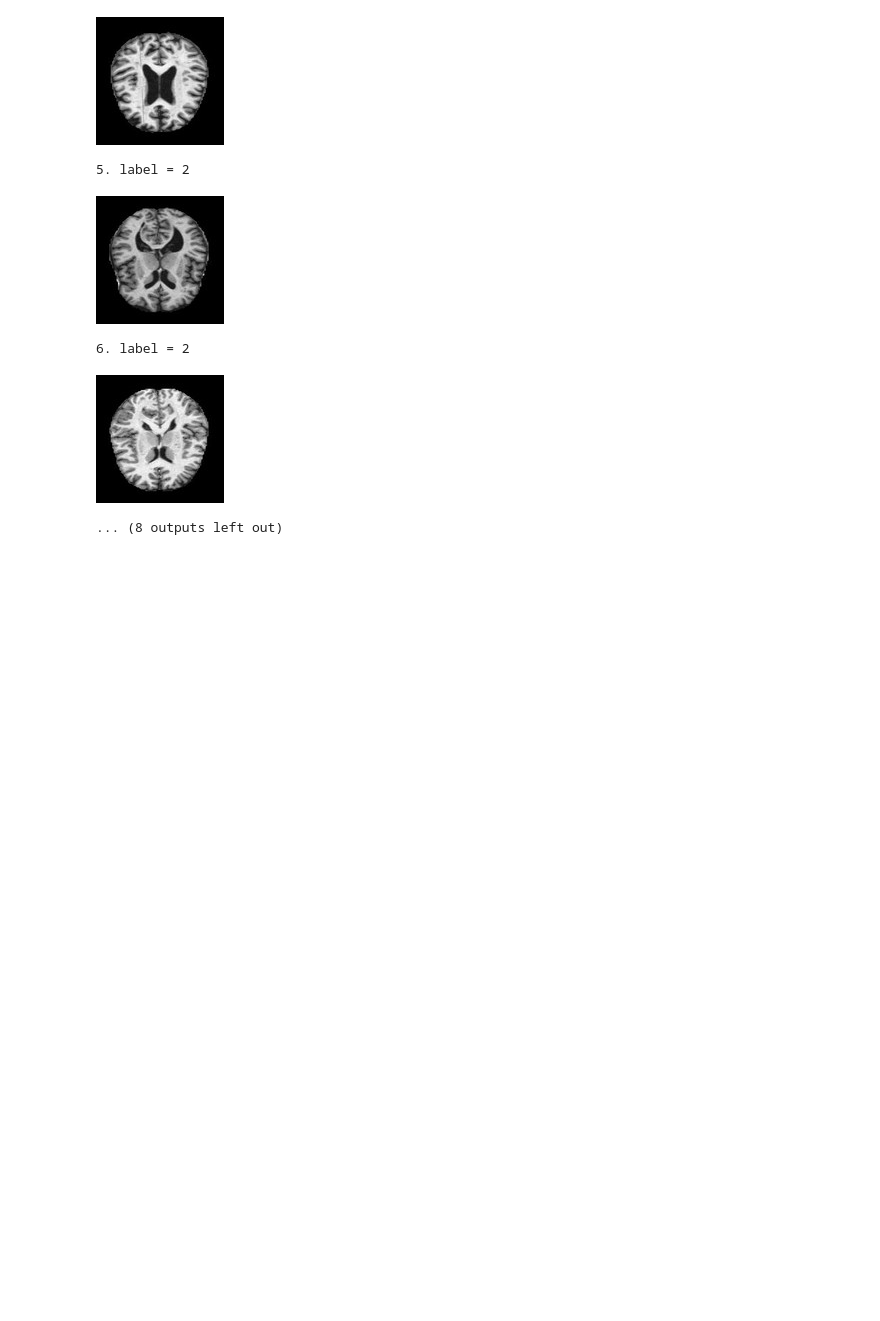
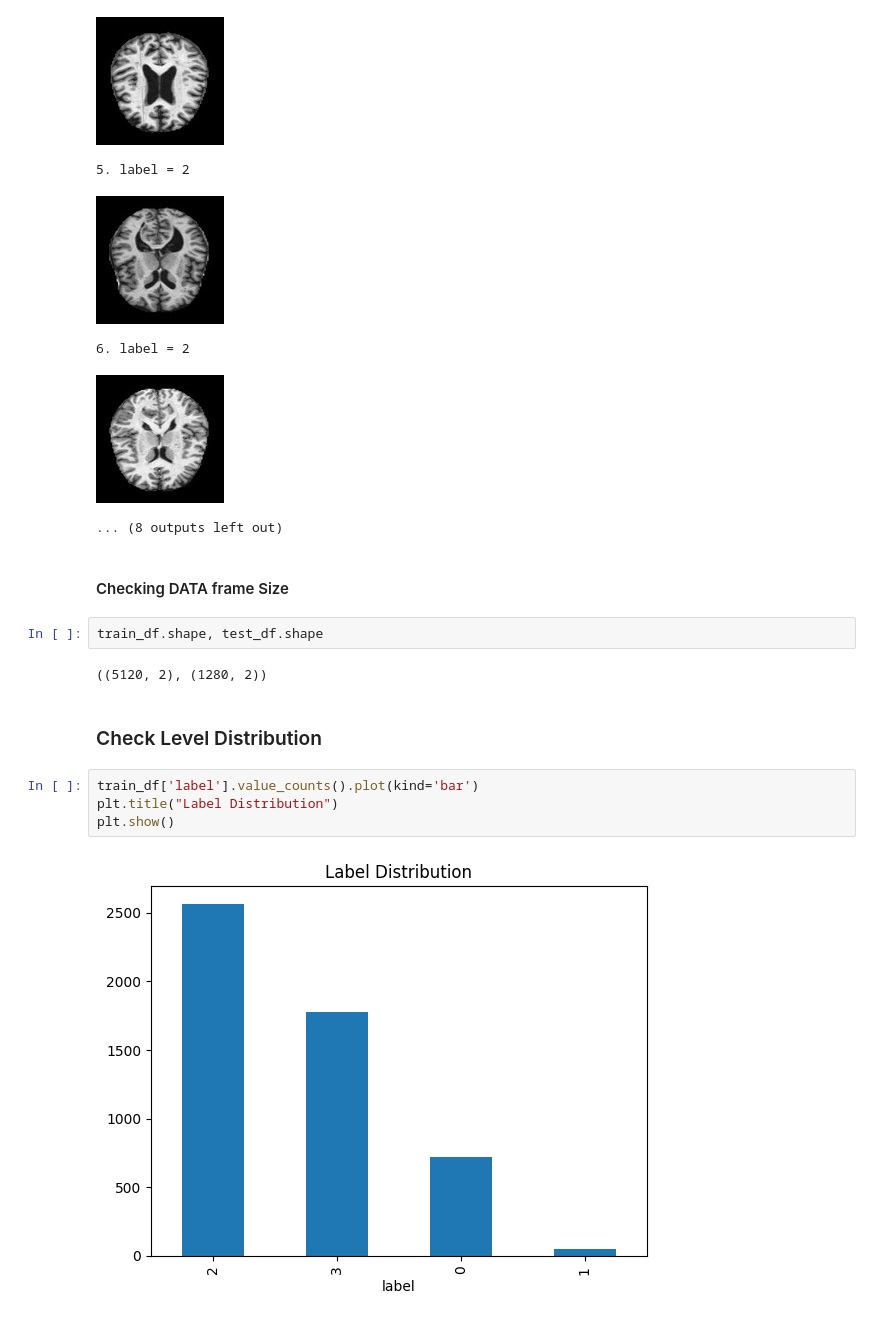
Before and after one commit to AnirbansarkarS/Alzheimer-Prediction-by-Deep-Learning, a Jupyter notebook: Kaggle_MRI_Alzheimers.ipynb, the cells around one changed output. Saved outputs shown, nothing was run; the diff lists cells and outputs as text; blank space fills up the shorter version.

Commit message:
feat: add new data processing functionality... a fully working CNN with proper testing ...

```diff
--- a/Kaggle_MRI_Alzheimers.ipynb
+++ b/Kaggle_MRI_Alzheimers.ipynb
@@ -135,3 +135,17 @@ display_images(train_df)
 6. label = 2
 [figure]
 ... (8 outputs left out)
+# %% [markdown]
+#### Checking DATA frame Size
+# %%
+train_df.shape, test_df.shape
+# %% [output]
+((5120, 2), (1280, 2))
+# %% [markdown]
+### Check Level Distribution
+# %%
+train_df['label'].value_counts().plot(kind='bar')
+plt.title("Label Distribution")
+plt.show()
+# %% [output]
+[figure, added]
```
Also changed, not shown: parts of 17 cells of this notebook.
